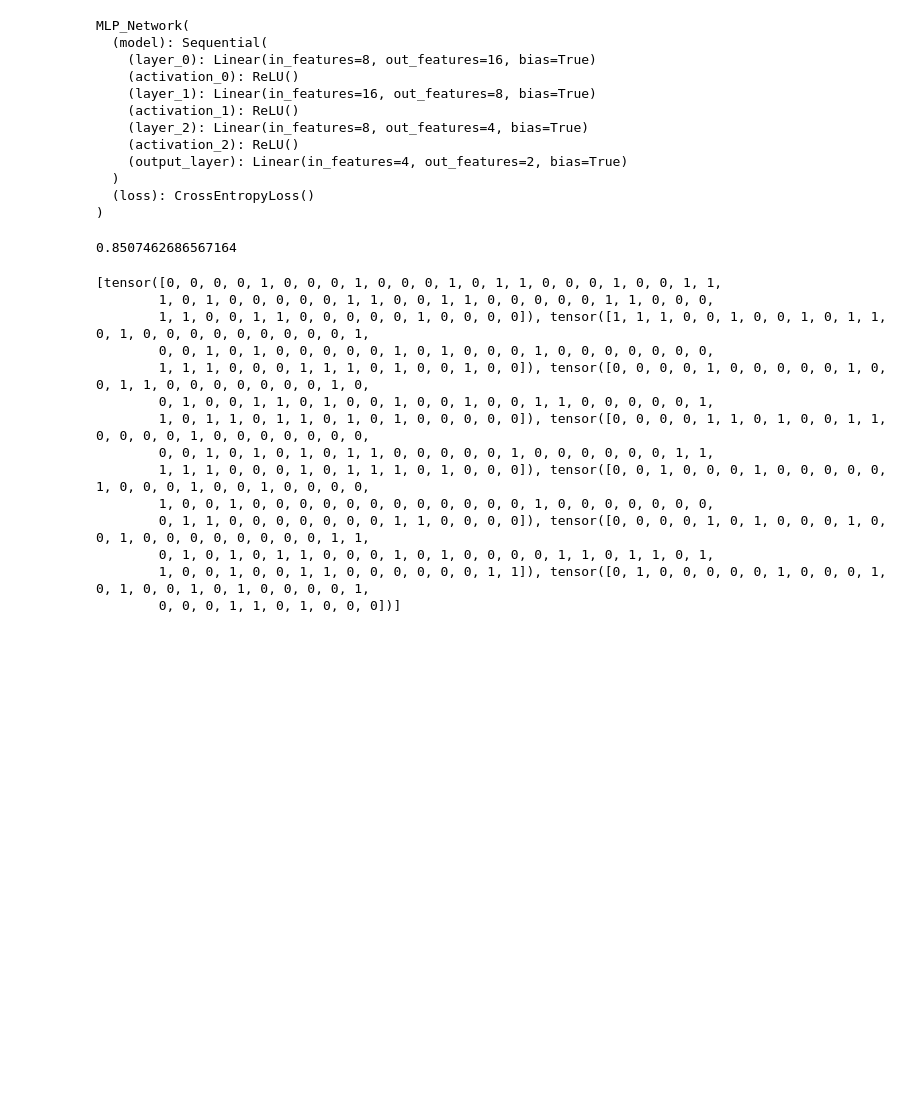
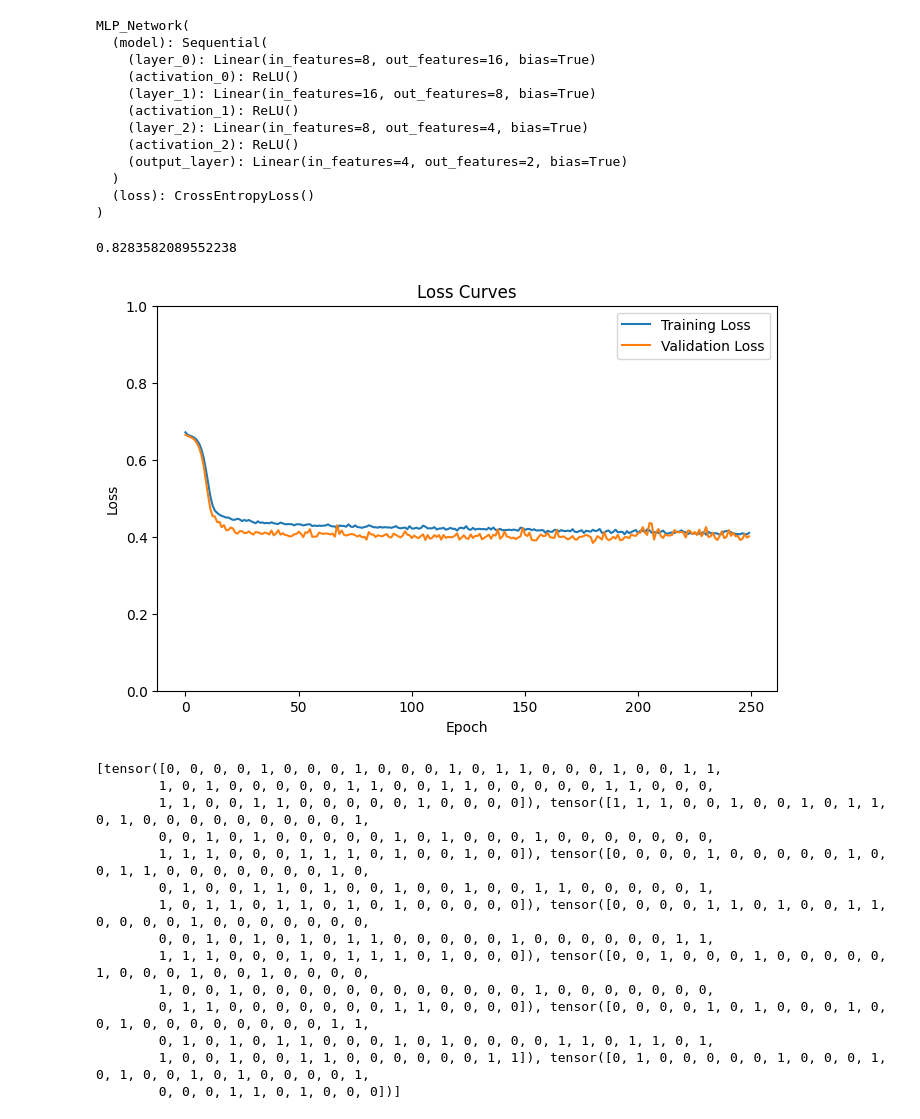
Before and after one commit to zebulonmcknight/CS325, a Jupyter notebook: HW3/hw3.ipynb, the cells around one changed output. Cells and saved outputs as stored; diff of their text form; code cells hidden in the pictures; blank space fills up the shorter version.

```diff
--- a/HW3/hw3.ipynb
+++ b/HW3/hw3.ipynb
@@ -233,11 +253,11 @@ class MLP_Network(nn.Module):
     def forward(self, x):
         return self.model(x)
 # %%
-x = MLP_Network(8, 16, 2, 3, 0.01, 0.0)
+model = MLP_Network(input_size=8, hidden_size=16, num_classes=2, network_depth=3, learning_rate=0.1, regularization=0.0)
 
-x.to(device)
+model.to(device)
 
-print(x)
+print(model)
 # %% [output]
 MLP_Network(
   (model): Sequential(
@@ -271,8 +291,11 @@ test_loader = DataLoader(
     shuffle=False,
 )
 # %%
-def train(model, train_loader, val_loader, num_epochs, print=False):
+def train(model, train_loader, val_loader, num_epochs, show=False):
     final_val = 0.0
+
+    train_losses = []
+    val_losses = []
 
     for epoch in range(num_epochs):
         model.train()
@@ -283,8 +306,7 @@ def train(model, train_loader, val_loader, num_epochs, print=False):
 
         # each epoch is broken into batches of 64 images
         for inputs, labels in train_loader:
-            inputs, labels = inputs.to(device), labels.to(device)
-            labels=labels.long()
+            inputs, labels = inputs.to(device), labels.long().to(device)
 
             model.optimizer.zero_grad()
             outputs = model(inputs)
@@ -299,7 +321,9 @@ def train(model, train_loader, val_loader, num_epochs, print=False):
         epoch_loss = running_loss / len(train_loader.dataset)
         epoch_acc = running_corrects / len(train_loader.dataset)
 
-        if(print):
+        train_losses.append(epoch_loss)
+
+        if(show):
             print(f"Epoch {epoch+1}/{num_epochs} | Train Loss: {epoch_loss} | Accuracy: {epoch_acc}")
 
         # Validation loop
@@ -308,8 +332,7 @@ def train(model, train_loader, val_loader, num_epochs, print=False):
         val_corrects = 0
         with torch.no_grad():
             for inputs, labels in val_loader:
-                inputs, labels = inputs.to(device), labels.to(device)
-                labels = labels.long()
+                inputs, labels = inputs.to(device), labels.long().to(device)
 
                 outputs = model(inputs)
                 loss = model.loss(outputs, labels)
@@ -321,10 +344,12 @@ def train(model, train_loader, val_loader, num_epochs, print=False):
         val_acc = val_corrects / len(val_loader.dataset)
         final_val = val_acc
 
-        if(print):
+        val_losses.append(val_loss)
+
+        if(show):
             print(f"Validation Loss: {val_loss} | Accuracy: {val_acc}")
 
-    return final_val
+    return final_val, train_losses, val_losses
 # %%
 def eval(model, test_loader):
     model.eval()
@@ -343,7 +371,23 @@ def eval(model, test_loader):
 # %%
-train(x, train_loader, val_loader, 100)
+acc, train_losses, val_losses = train(model, train_loader, val_loader, 250)
-# %% [output]
-0.8507462686567164
+# %%
+print(acc)
+# %% [output]
+0.8283582089552238
+# %%
+import matplotlib.pyplot as plt
+
+plt.figure(figsize=(8,5))
+plt.plot(train_losses, label='Training Loss')
+plt.plot(val_losses, label='Validation Loss')
+plt.xlabel('Epoch')
+plt.ylabel('Loss')
+plt.ylim(0, 1)
+plt.title('Loss Curves')
+plt.legend()
+plt.show()
+# %% [output]
+[figure, added]
 # %%
 predictions = eval(x, test_loader)
 print(predictions)
```
Also changed, not shown: parts of 25 cells of this notebook.
